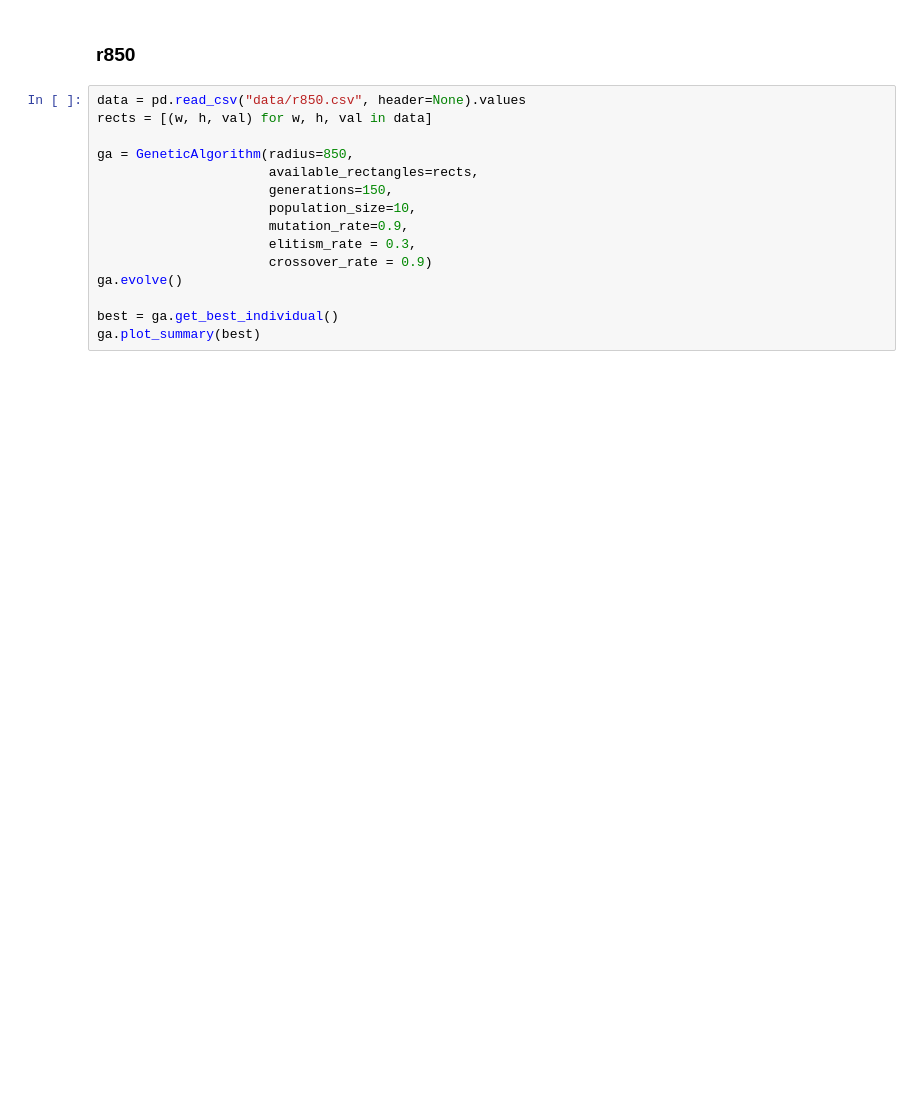
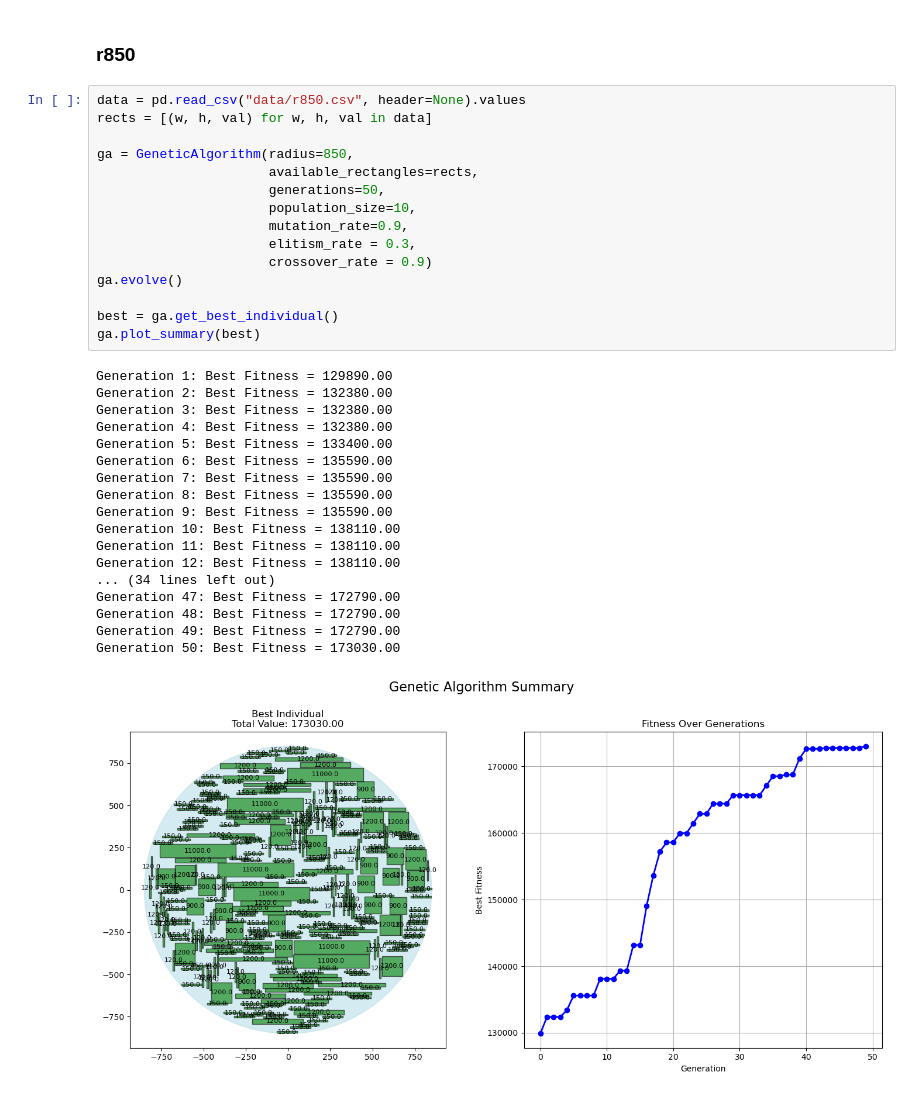
Before and after one commit to FilipLangiewicz/NeuralNetworks, a Jupyter notebook: AE/AE2_FilipLangiewicz.ipynb, the cells around one changed output. Saved outputs shown, nothing was run; the diff lists cells and outputs as text; blank space fills up the shorter version.

```diff
--- a/AE/AE2_FilipLangiewicz.ipynb
+++ b/AE/AE2_FilipLangiewicz.ipynb
@@ -506,15 +568,34 @@ KeyboardInterrupt:
 # %%
 data = pd.read_csv("data/r850.csv", header=None).values
 rects = [(w, h, val) for w, h, val in data]
 
 ga = GeneticAlgorithm(radius=850,
                       available_rectangles=rects,
-                      generations=150,
+                      generations=50,
                       population_size=10,
                       mutation_rate=0.9,
                       elitism_rate = 0.3,
                       crossover_rate = 0.9)
 ga.evolve()
 
 best = ga.get_best_individual()
 ga.plot_summary(best)
+# %% [output]
+Generation 1: Best Fitness = 129890.00
+Generation 2: Best Fitness = 132380.00
+Generation 3: Best Fitness = 132380.00
+Generation 4: Best Fitness = 132380.00
+Generation 5: Best Fitness = 133400.00
+Generation 6: Best Fitness = 135590.00
+Generation 7: Best Fitness = 135590.00
+Generation 8: Best Fitness = 135590.00
+Generation 9: Best Fitness = 135590.00
+Generation 10: Best Fitness = 138110.00
+Generation 11: Best Fitness = 138110.00
+Generation 12: Best Fitness = 138110.00
+... (34 lines left out)
+Generation 47: Best Fitness = 172790.00
+Generation 48: Best Fitness = 172790.00
+Generation 49: Best Fitness = 172790.00
+Generation 50: Best Fitness = 173030.00
+[figure, added]
```
Also changed, not shown: parts of 7 cells of this notebook.
